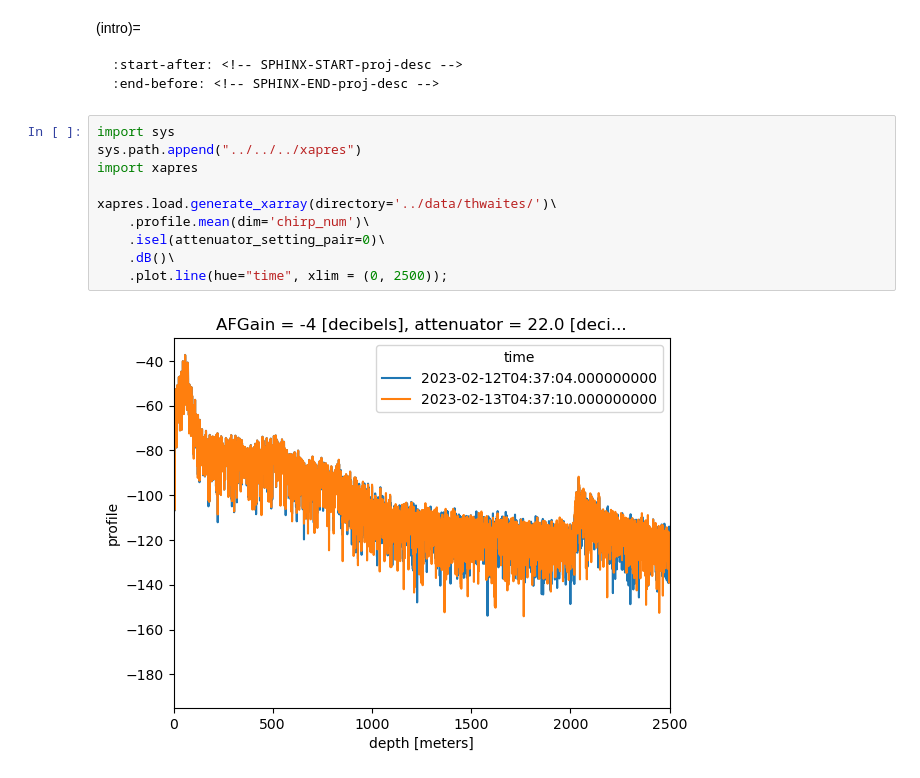
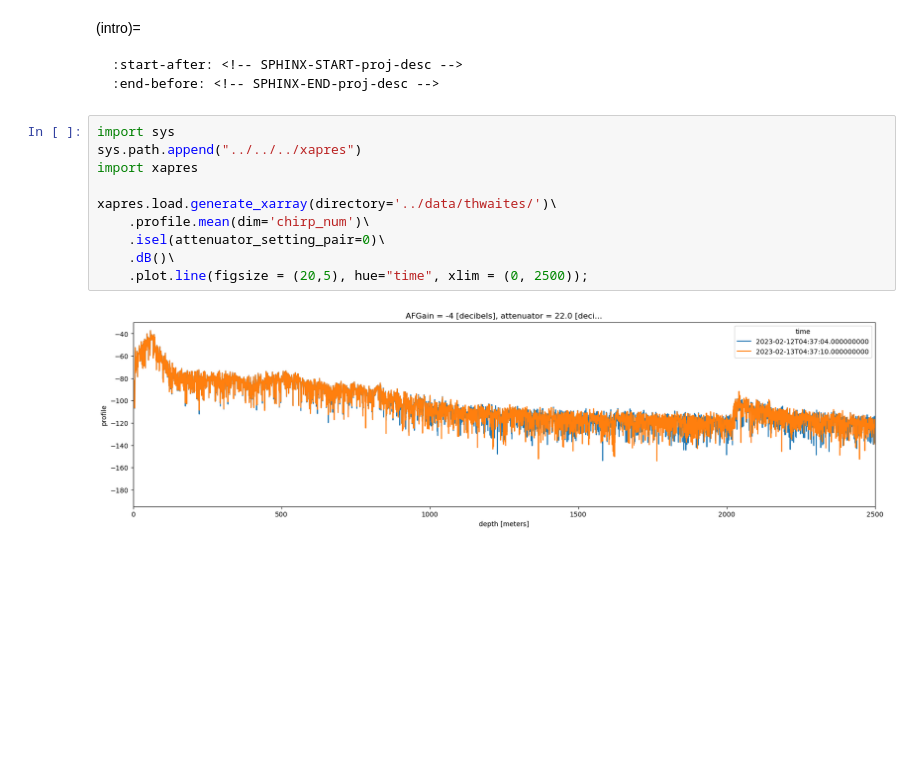
Before and after one commit to ldeo-glaciology/xapres, a Jupyter notebook: docs/src/intro.ipynb, the cells around one changed output. Drawn from its saved outputs; the diff is of its cells as text; blank space fills up the shorter version.

```diff
--- a/docs/src/intro.ipynb
+++ b/docs/src/intro.ipynb
@@ -8,12 +8,12 @@
 # %%
 import sys
 sys.path.append("../../../xapres")
 import xapres
 
 xapres.load.generate_xarray(directory='../data/thwaites/')\
     .profile.mean(dim='chirp_num')\
     .isel(attenuator_setting_pair=0)\
     .dB()\
-    .plot.line(hue="time", xlim = (0, 2500));
+    .plot.line(figsize = (20,5), hue="time", xlim = (0, 2500));
 # %% [output]
-[figure, old version]
+[figure, new version]
```
Also changed, not shown: 25 other files.
